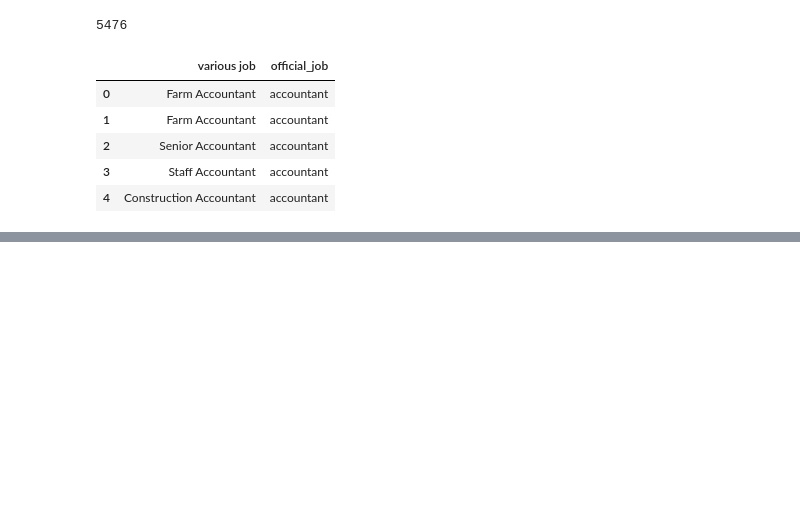
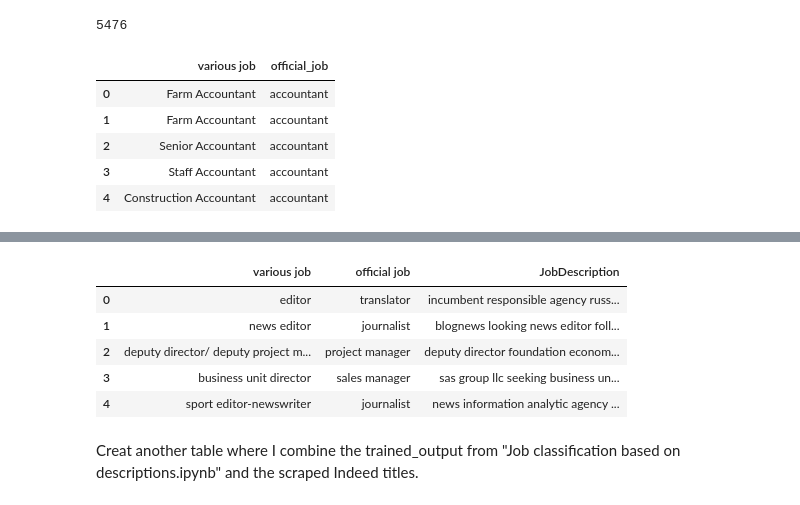
Before and after one commit to bbchen33/Insight-project, a Jupyter notebook: Web_scrape_job_titles.ipynb, the cells around one changed output, grey strips where cells are left out. Saved outputs shown, nothing was run; the diff lists cells and outputs as text; code cells hidden in the pictures; blank space fills up the shorter version.

```diff
--- a/Web_scrape_job_titles.ipynb
+++ b/Web_scrape_job_titles.ipynb
@@ -167,0 +166,13 @@ len(indeed_df)
+# %%
+title_output = pd.read_csv('title_output_Feb_5.txt', sep = '\t')
+# %%
+title_output.head()
+# %% [output]
+|  | various job | official job | JobDescription |
+| 0 | editor | translator | incumbent responsible agency russ... |
+| 1 | news editor | journalist | blognews looking news editor foll... |
+| 2 | deputy director/ deputy project m... | project manager | deputy director foundation econom... |
+| 3 | business unit director | sales manager | sas group llc seeking business un... |
+| 4 | sport editor-newswriter | journalist | news information analytic agency ... |
+# %% [markdown]
+Creat another table where I combine the trained_output from "Job classification based on descriptions.ipynb" and the scraped Indeed titles.
```
Also changed, not shown: parts of 22 cells of this notebook.
